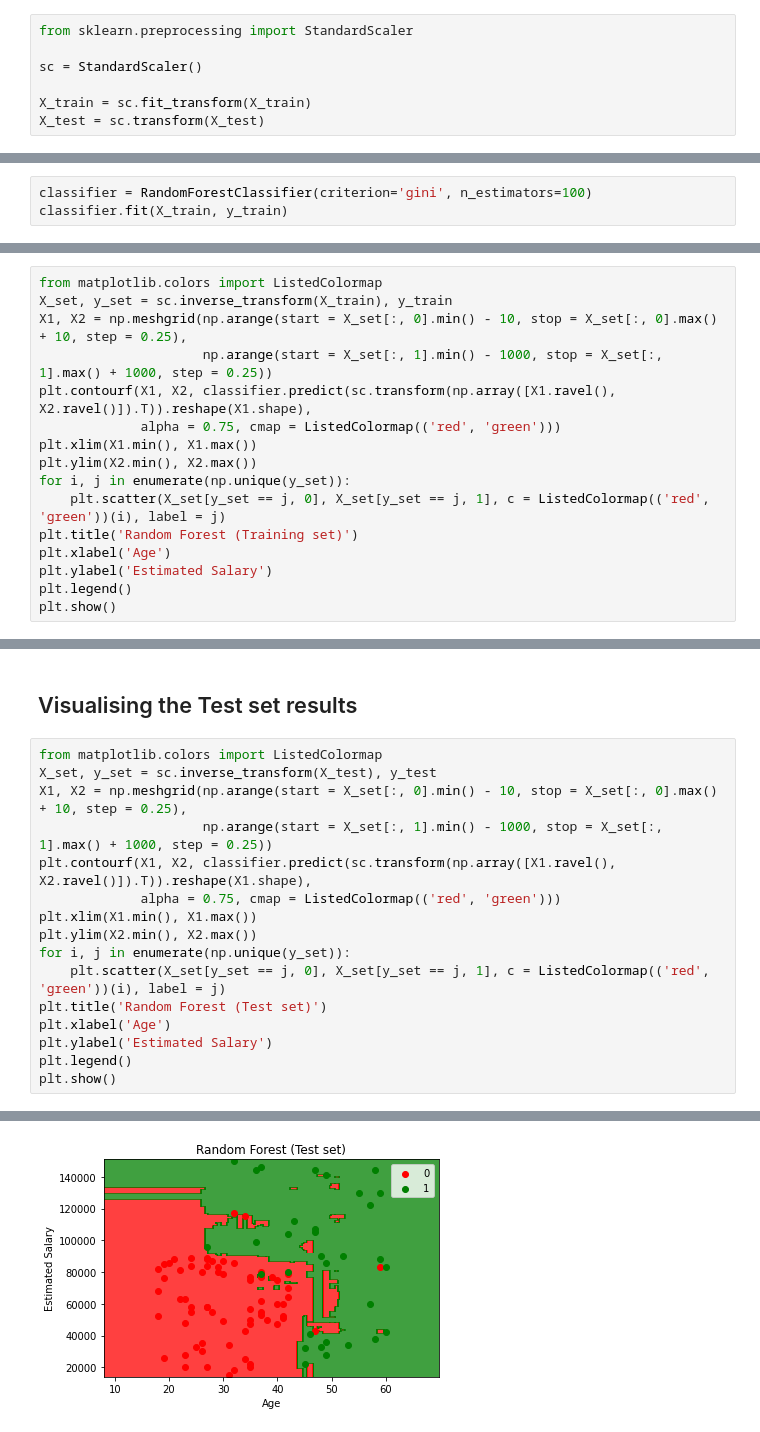
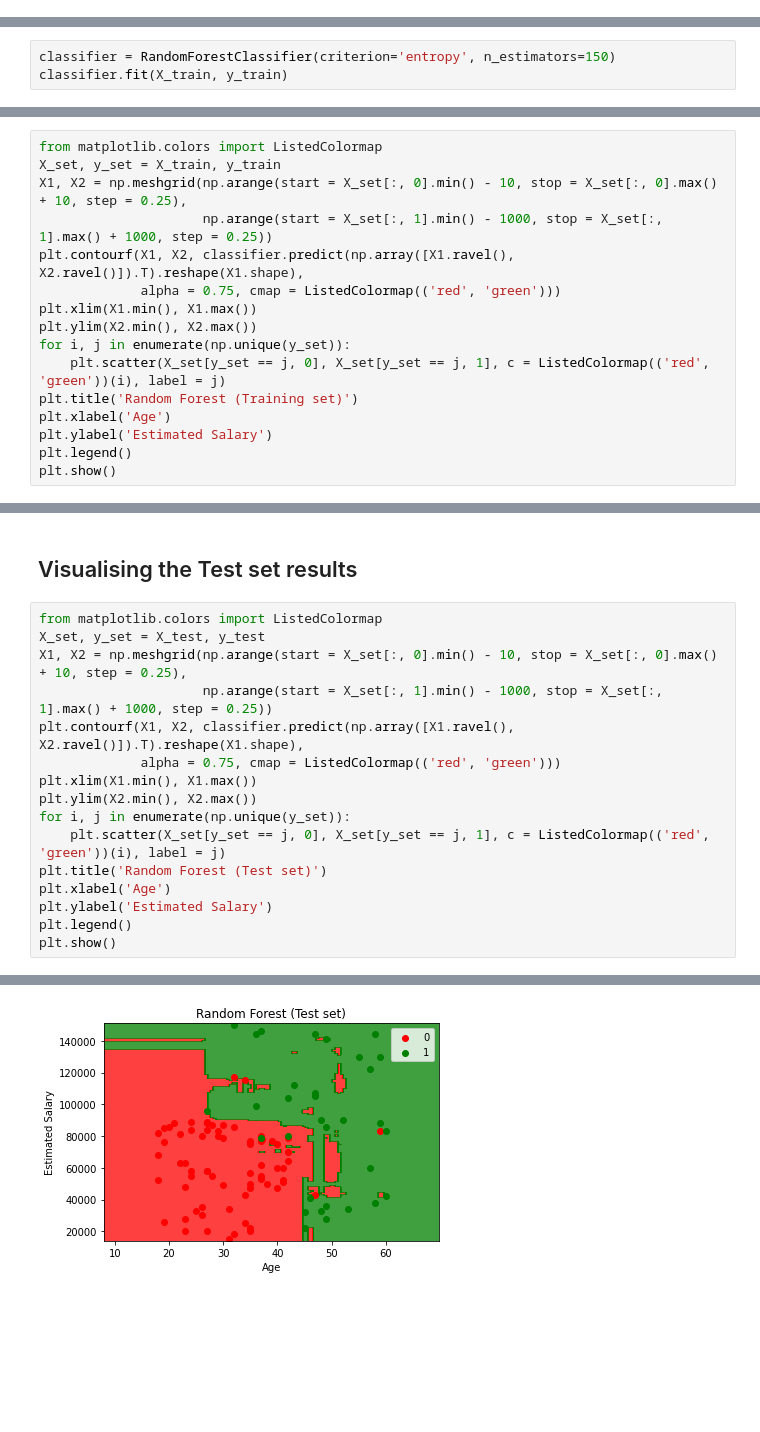
Before and after one commit to Aleksanderprofic/Machine-Learning, a Jupyter notebook: Classification/RandomForest/sklearn/social_network_ads_random_forest_classification.ipynb, the cells around one changed output, grey strips where cells are left out. Drawn from its saved outputs; the diff is of its cells as text; blank space fills up the shorter version.

```diff
--- a/Classification/RandomForest/sklearn/social_network_ads_random_forest_classification.ipynb
+++ b/Classification/RandomForest/sklearn/social_network_ads_random_forest_classification.ipynb
@@ -36,10 +40,3 @@ X_train, X_test, y_train, y_test = train_test_split(X, y, test_size=0.25, random
-# %%
-from sklearn.preprocessing import StandardScaler
-
-sc = StandardScaler()
-
-X_train = sc.fit_transform(X_train)
-X_test = sc.transform(X_test)
 # %% [markdown]
 ## Model training and predictions
 # %% [markdown]
@@ -63,7 +60,7 @@ Best parameters: {'criterion': 'gini', 'n_estimators': 100}
 # %% [markdown]
 #### Training the Random forest model on the Training set using chosen hyper parameters
 # %%
-classifier = RandomForestClassifier(criterion='gini', n_estimators=100)
+classifier = RandomForestClassifier(criterion='entropy', n_estimators=150)
 classifier.fit(X_train, y_train)
 # %% [output]
 RandomForestClassifier(bootstrap=True, ccp_alpha=0.0, class_weight=None,
@@ -96,10 +95,10 @@ Accuracy: 94.00%
 ## Visualising the Training set results
 # %%
 from matplotlib.colors import ListedColormap
-X_set, y_set = sc.inverse_transform(X_train), y_train
+X_set, y_set = X_train, y_train
 X1, X2 = np.meshgrid(np.arange(start = X_set[:, 0].min() - 10, stop = X_set[:, 0].max() + 10, step = 0.25),
                      np.arange(start = X_set[:, 1].min() - 1000, stop = X_set[:, 1].max() + 1000, step = 0.25))
-plt.contourf(X1, X2, classifier.predict(sc.transform(np.array([X1.ravel(), X2.ravel()]).T)).reshape(X1.shape),
+plt.contourf(X1, X2, classifier.predict(np.array([X1.ravel(), X2.ravel()]).T).reshape(X1.shape),
              alpha = 0.75, cmap = ListedColormap(('red', 'green')))
 plt.xlim(X1.min(), X1.max())
 plt.ylim(X2.min(), X2.max())
@@ -118,21 +117,21 @@ plt.show()
 ## Visualising the Test set results
 # %%
 from matplotlib.colors import ListedColormap
-X_set, y_set = sc.inverse_transform(X_test), y_test
+X_set, y_set = X_test, y_test
 X1, X2 = np.meshgrid(np.arange(start = X_set[:, 0].min() - 10, stop = X_set[:, 0].max() + 10, step = 0.25),
                      np.arange(start = X_set[:, 1].min() - 1000, stop = X_set[:, 1].max() + 1000, step = 0.25))
-plt.contourf(X1, X2, classifier.predict(sc.transform(np.array([X1.ravel(), X2.ravel()]).T)).reshape(X1.shape),
+plt.contourf(X1, X2, classifier.predict(np.array([X1.ravel(), X2.ravel()]).T).reshape(X1.shape),
              alpha = 0.75, cmap = ListedColormap(('red', 'green')))
 plt.xlim(X1.min(), X1.max())
 plt.ylim(X2.min(), X2.max())
 for i, j in enumerate(np.unique(y_set)):
     plt.scatter(X_set[y_set == j, 0], X_set[y_set == j, 1], c = ListedColormap(('red', 'green'))(i), label = j)
 plt.title('Random Forest (Test set)')
 plt.xlabel('Age')
 plt.ylabel('Estimated Salary')
 plt.legend()
 plt.show()
 # %% [output]
 *c* argument looks like a single numeric RGB or RGBA sequence, which should be avoided as value-mapping will have precedence in case its length matches with *x* & *y*.  Please use the *color* keyword- ...
 *c* argument looks like a single numeric RGB or RGBA sequence, which should be avoided as value-mapping will have precedence in case its length matches with *x* & *y*.  Please use the *color* keyword- ...
-[figure, old version]
+[figure, new version]
```
Also changed, not shown: parts of 7 cells of this notebook.
